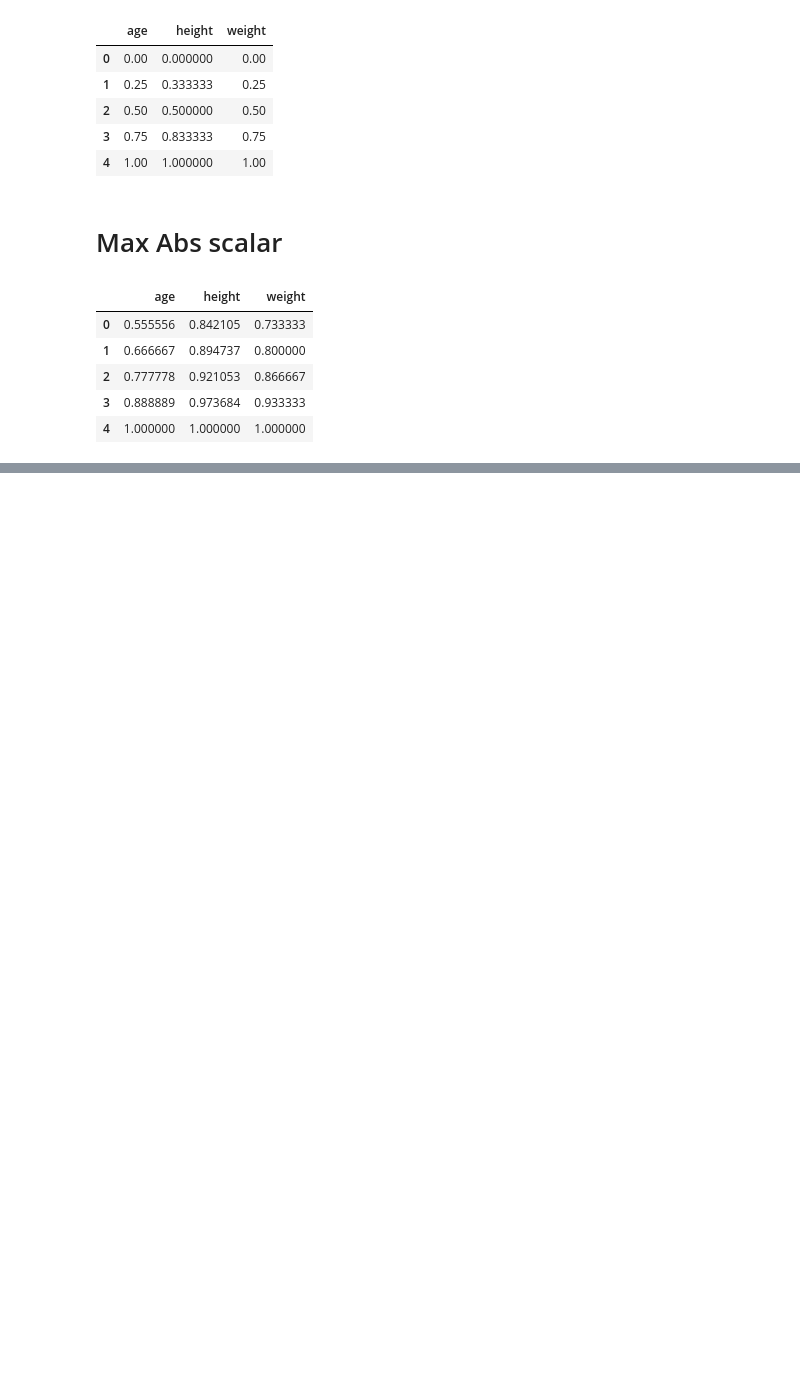
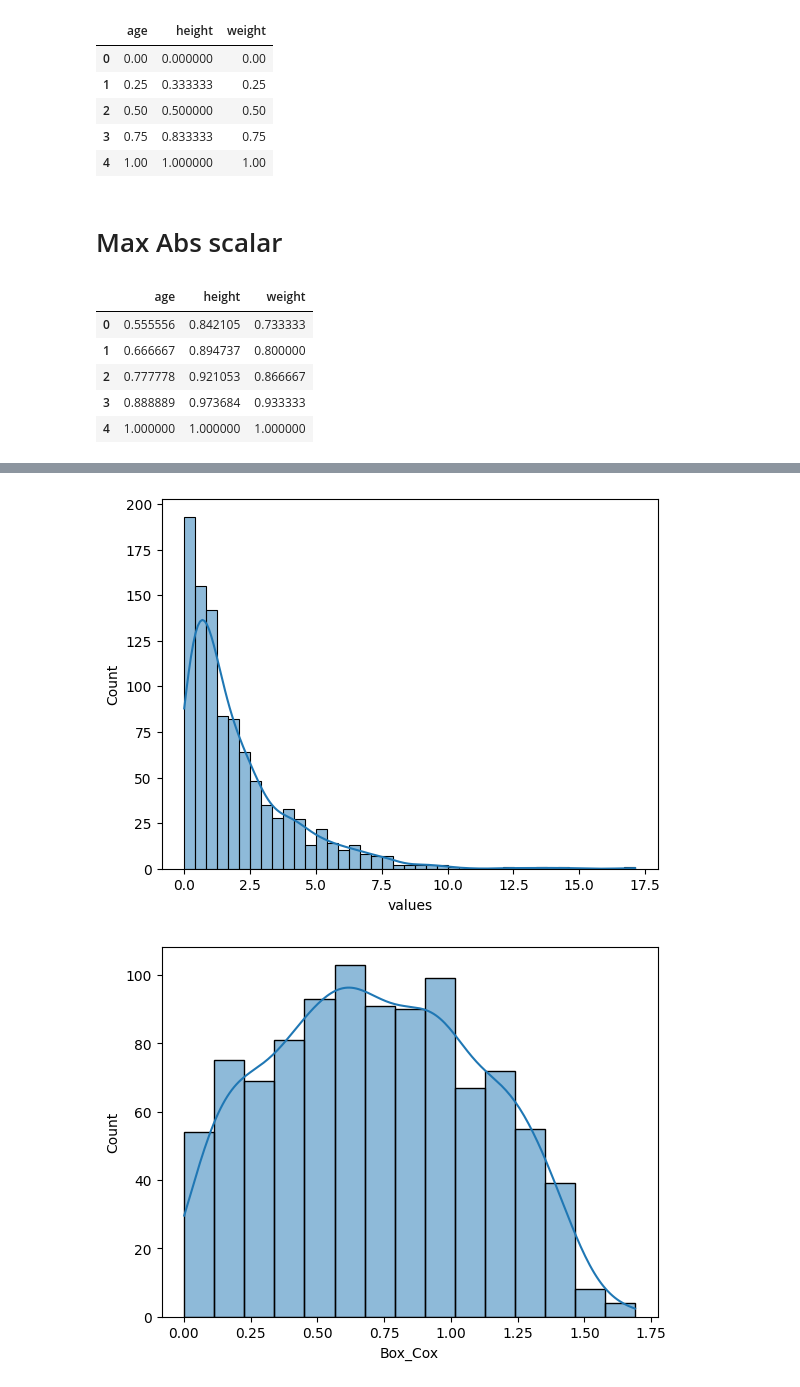
Before and after one commit to kainat-mukhtar/Machine-Learning-Course, a Jupyter notebook: 06-Standard sacalar.ipynb, the cells around one changed output, grey strips where cells are left out. Saved outputs shown, nothing was run; the diff lists cells and outputs as text; code cells hidden in the pictures; blank space fills up the shorter version.

```diff
--- a/06-Standard sacalar.ipynb
+++ b/06-Standard sacalar.ipynb
@@ -77,0 +102,13 @@ scaled_df.head()
+# %%
+from sklearn.preprocessing import PowerTransformer
+from sklearn.preprocessing import QuantileTransformer
+
+pt_boxcox = PowerTransformer(method='box-cox', standardize=False)
+pt_yeo_johnson = PowerTransformer(method='yeo-johnson', standardize=False)
+qt_normal = QuantileTransformer(output_distribution='normal')
+
+# boxbcox k liay data must be postive
+df['Box_Cox'] = pt_boxcox.fit_transform(df[['values']] + 1)
+df['Yeo_Johnson'] = pt_yeo_johnson.fit_transform(df[['values']])
+df['Quantile'] = qt_normal.fit_transform(df[['values']])
+df.head()
@@ -77,0 +122,8 @@ scaled_df.head()
+# %%
+# creata hostograms for all columns using sns.hist and kde=true use a for loop
+for col in df.columns:
+    sns.histplot(df[col], kde=True)
+    plt.show()
+# %% [output]
+[figure, added]
+[figure, added]
```
Also changed, not shown: parts of 6 cells of this notebook.
